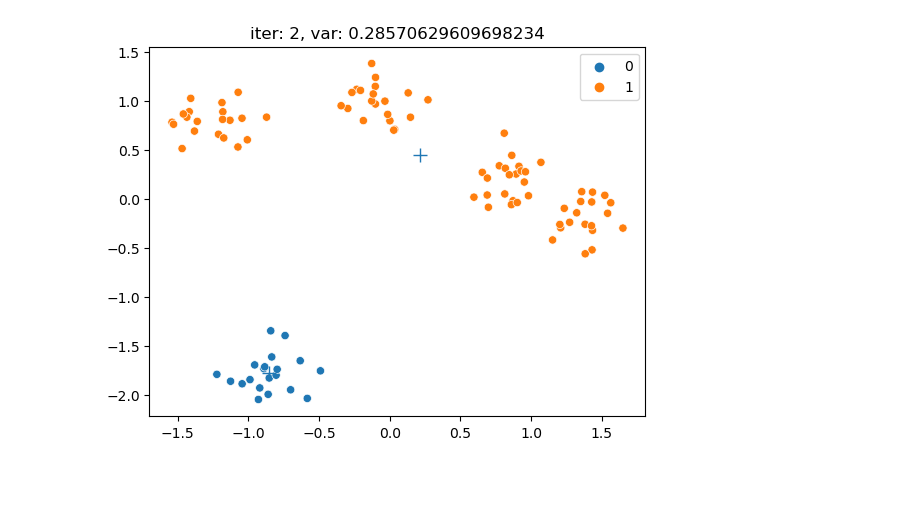
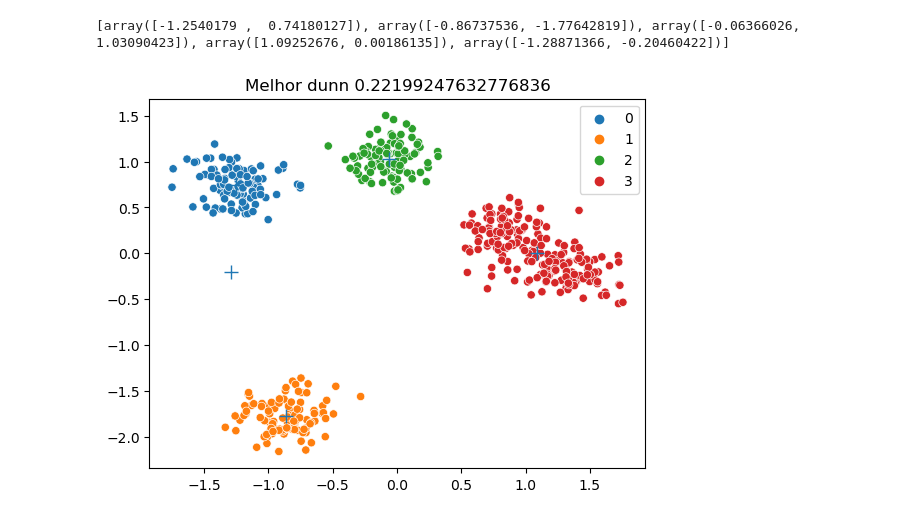
Before and after one commit to Petroncini/DATAlearning, a Jupyter notebook: kmeans/KMeans.ipynb, the cells around one changed output. Cells and saved outputs as stored; diff of their text form; code cells hidden in the pictures; blank space fills up the shorter version.

Commit message:
kmeans presentation examples

```diff
--- a/kmeans/KMeans.ipynb
+++ b/kmeans/KMeans.ipynb
@@ -10,8 +12,8 @@ import time
 from matplotlib.animation import FuncAnimation
 from IPython.display import HTML
 # %%
-centros = 5;
-X_train, cats = make_blobs(n_samples = 100, centers = centros, random_state=42)
+
+X_train, cats = make_blobs(n_samples = 500, centers = 5, random_state=42)
 X_train = StandardScaler().fit_transform(X_train)
 
 sns.scatterplot(x=[point[0] for point in X_train], y=[point[1] for point in X_train], hue=cats, palette='tab10')
@@ -118,4 +137,4 @@ class KMeans:
                 self.melhores_centroides = centroides[i]
 # %%
-kmeans = KMeans(k=2)
-kmeans.fit(X_train, show=True)
+kmeans = KMeans(k=5)
+# kmeans.fit(X_train, show=True)
@@ -141,9 +143,11 @@ kmeans.best(X_train, show=True)
 # %%
+print(kmeans.melhores_centroides)
 kmeans.centroides = kmeans.melhores_centroides
 classe_centroides, classificacao = kmeans.evaluate(X_train)
 sns.scatterplot(x=[point[0] for point in X_train], y=[point[1] for point in X_train], hue=classificacao, palette='tab10')
 plt.plot([x for x, _ in kmeans.centroides], [y for _, y in kmeans.centroides], '+', markersize=10)
-plt.title("iter: " + str(i) + ", var: " + str(variancias_totais[i]))
+plt.title("Melhor dunn " + str(kmeans.melhor_dunn))
 plt.show()
 # %% [output]
+[array([-1.2540179 ,  0.74180127]), array([-0.86737536, -1.77642819]), array([-0.06366026,  1.03090423]), array([1.09252676, 0.00186135]), array([-1.28871366, -0.20460422])]
-[figure, old version]
+[figure, new version]
```
Also changed, not shown: parts of 7 cells of this notebook.
